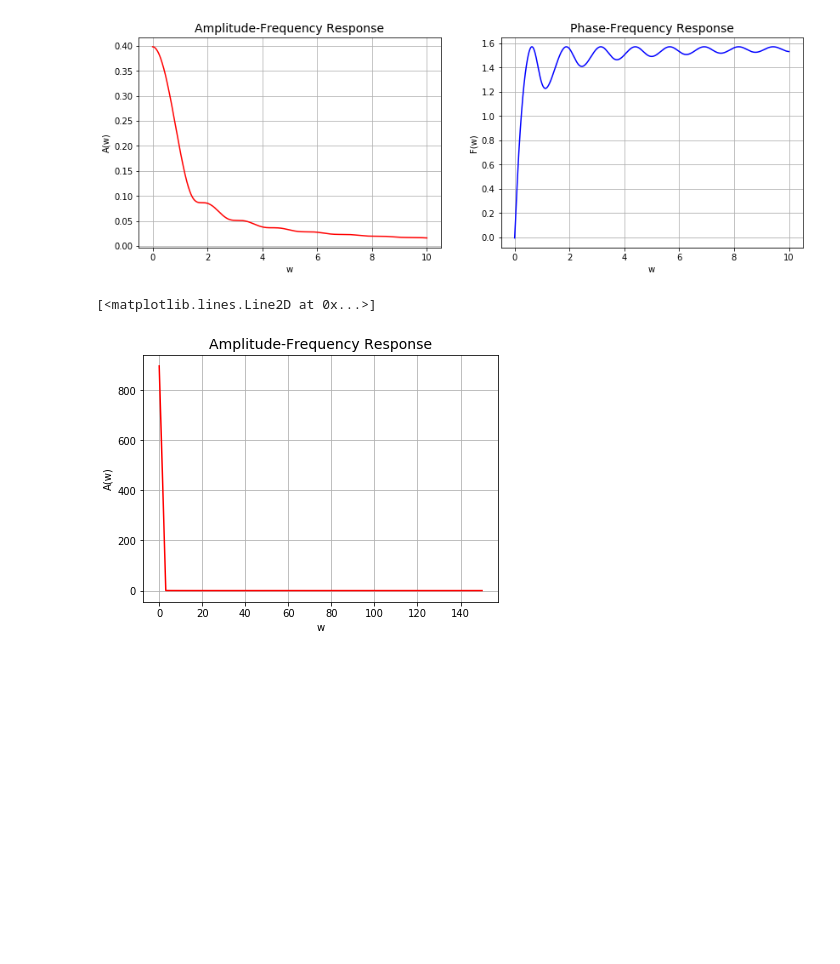
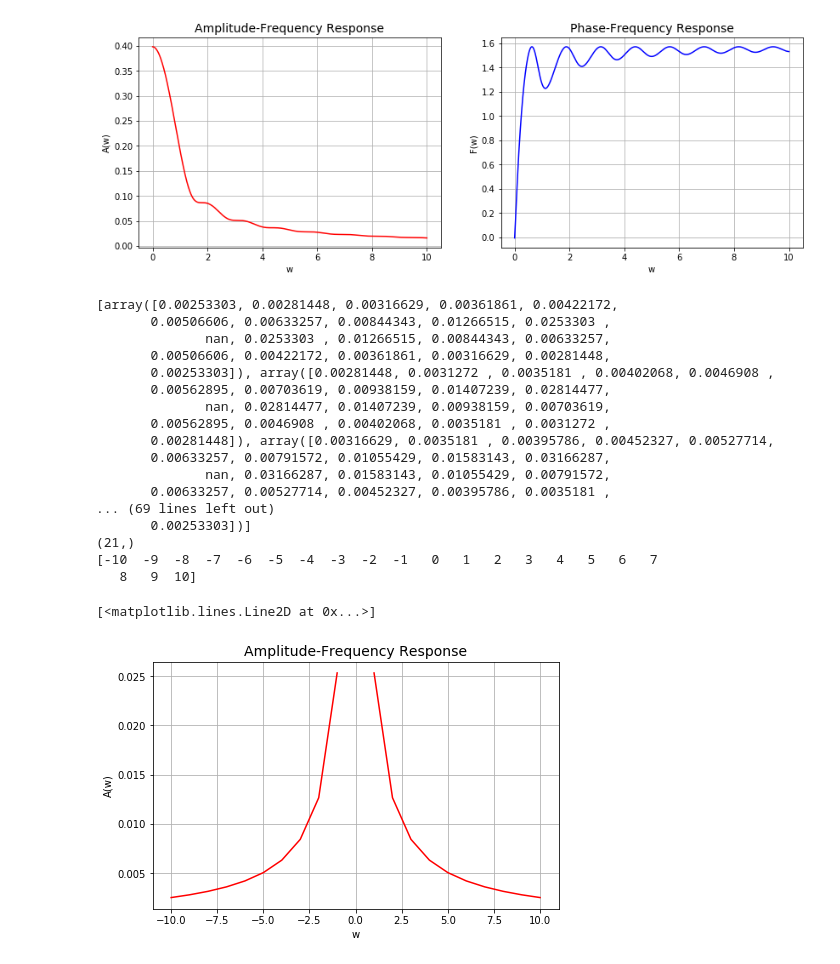
Before and after one commit to Maxkile/techno, a Jupyter notebook: lections/Лекция_4/lesson_4.Data visual analysis.ipynb, the cells around one changed output. Saved outputs shown, nothing was run; the diff lists cells and outputs as text; code cells hidden in the pictures; blank space fills up the shorter version.

```diff
--- a/lections/Лекция_4/lesson_4.Data visual analysis.ipynb
+++ b/lections/Лекция_4/lesson_4.Data visual analysis.ipynb
@@ -348,44 +348,66 @@ plt.plot(w,ph_response(w),color='blue')
 # %%
 import math
 import numpy as np
 import matplotlib.pyplot as plt
 
 T = 2
 t = 1
-w = 1
-fi = 1
-a = 1
+a = 10
 
-n = np.linspace(-0.001,150)
-
-wn = 2*n*np.pi/T
-x = 1/(w - wn)
-y = 1/(wn + w)
+w = np.linspace(-20,20,num = 80)
+n = 110111
+wn = 2*np.pi*n/T
 # r=(a*exp{fi})/(2*T);
-
+0
 # Re=x*[sin((w-wn)*t) + cos((w-wn)*t) - 1] +
 #   +y*[sin((w+wn)t) -  cos((w+wn)*t) + 1]
 
 # Im=x*[sin((w-wn)*t) - cos((w-wn)*t) + 1] -
 #   -y*[sin((w+wn)*t) + cos((w+wn)*t) - 1]
 # |S|=r*sqrt(Re^2 + Im^2);
 #t-"тета"
 
 
 # af_response = lambda w: np.sqrt(np.square(a - np.cos(w * t)) + np.square(np.sin(w*t) + w*t))/(2 * np.pi * np.square(w) * t)
 # ph_response = lambda w: np.arctan((-np.sin(w*t) - t*w)/(a - np.cos(w*t)))
-af_response = lambda w: (a*np.exp(fi)/(2*T))*np.sqrt(np.square(1/(wn - w)*(np.sin(t*(w-wn)) + np.cos(t*(w-wn)) + 1) + 1/(wn + w)*(np.sin(t*(w+wn)) - np.cos(t*(w+wn)) + 1)) + \
-    np.square(1/(wn - w)*(np.sin(t*(w-wn)) - np.cos(t*(w-wn)) - 1) - 1/(wn + w)*(np.sin(t*(w+wn)) + np.cos(t*(w+wn)) - 1)))
-fig = plt.figure(figsize=(14,10))
+n = list()
+[n.append(i) for i in range(-10,11)]
+n = np.array(n)
 
+def af_response(n):
+    return abs(a*(2*(2*np.pi*n/T*T + 1j)*np.sin(2*np.pi*n/T*T/2) - 1j*2*np.pi*n/T*T*np.cos(2*np.pi*n/T*T/2))/(2*np.pi*n/T*2*np.pi*n/T*T*T))
+fig = plt.figure(figsize=(16,10))
+a = af_response(n)
+data = list()
+[data.append(af_response(n)) for n in range(-10,11)]
+print(data)
+data = np.asarray(data)
+print(data[0].shape)
+print(n)
+data[0]
 ax1 = fig.add_subplot(221)
 ax1.set_xlabel('w')
 ax1.set_ylabel('A(w)')
 ax1.set_title('Amplitude-Frequency Response',fontsize = 14)
 ax1.grid(True)
-
-
-plt.plot(n,af_response(n),color='red')
+plt.plot(n,(data[0]),color='red')
 # %% [output]
-[<matplotlib.lines.Line2D at 0x...>]
+[array([0.00253303, 0.00281448, 0.00316629, 0.00361861, 0.00422172,
+       0.00506606, 0.00633257, 0.00844343, 0.01266515, 0.0253303 ,
+              nan, 0.0253303 , 0.01266515, 0.00844343, 0.00633257,
+       0.00506606, 0.00422172, 0.00361861, 0.00316629, 0.00281448,
+       0.00253303]), array([0.00281448, 0.0031272 , 0.0035181 , 0.00402068, 0.0046908 ,
+       0.00562895, 0.00703619, 0.00938159, 0.01407239, 0.02814477,
+              nan, 0.02814477, 0.01407239, 0.00938159, 0.00703619,
+       0.00562895, 0.0046908 , 0.00402068, 0.0035181 , 0.0031272 ,
+       0.00281448]), array([0.00316629, 0.0035181 , 0.00395786, 0.00452327, 0.00527714,
+       0.00633257, 0.00791572, 0.01055429, 0.01583143, 0.03166287,
+              nan, 0.03166287, 0.01583143, 0.01055429, 0.00791572,
+       0.00633257, 0.00527714, 0.00452327, 0.00395786, 0.0035181 ,
+... (69 lines left out)
+       0.00253303])]
+(21,)
+[-10  -9  -8  -7  -6  -5  -4  -3  -2  -1   0   1   2   3   4   5   6   7
+   8   9  10]
+[<matplotlib.lines.Line2D at 0x...>]
-[figure, old version]
+[figure, new version]
```
Also changed, not shown: 24 other files.
